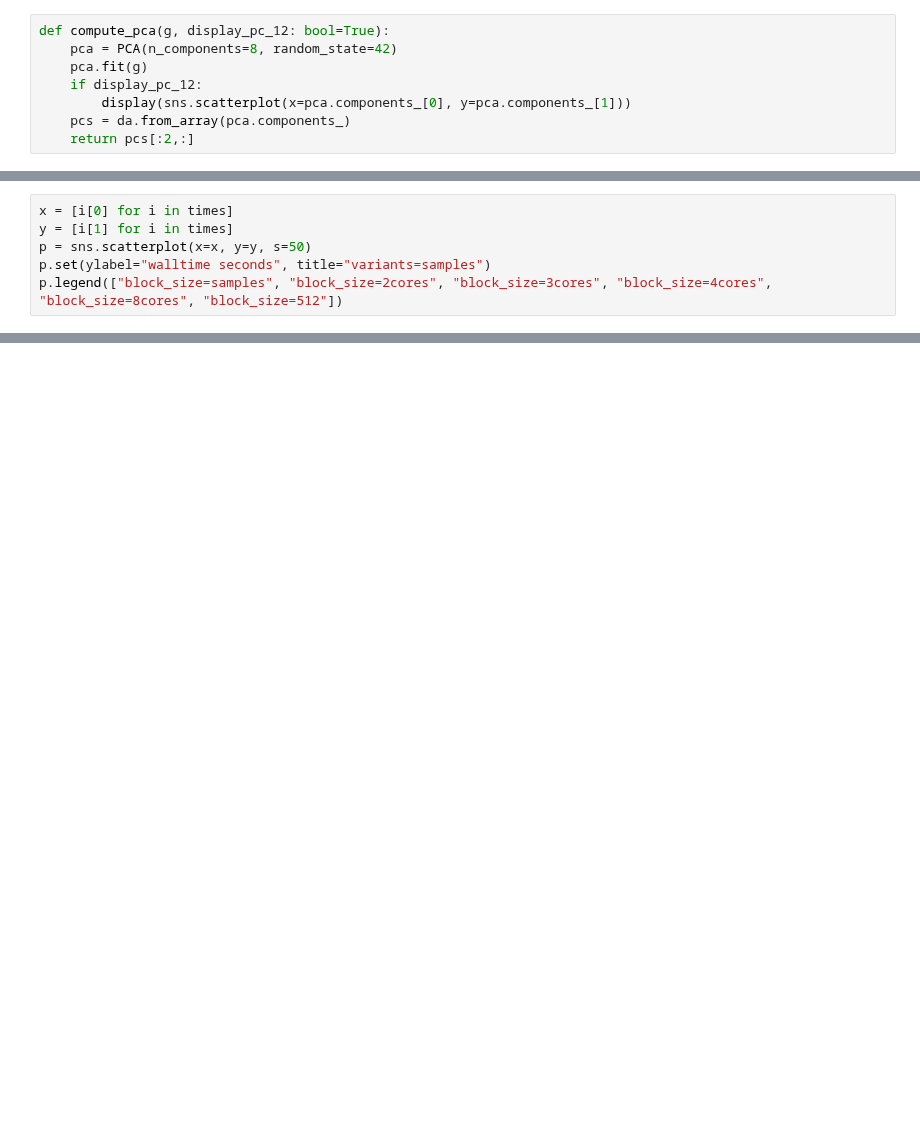
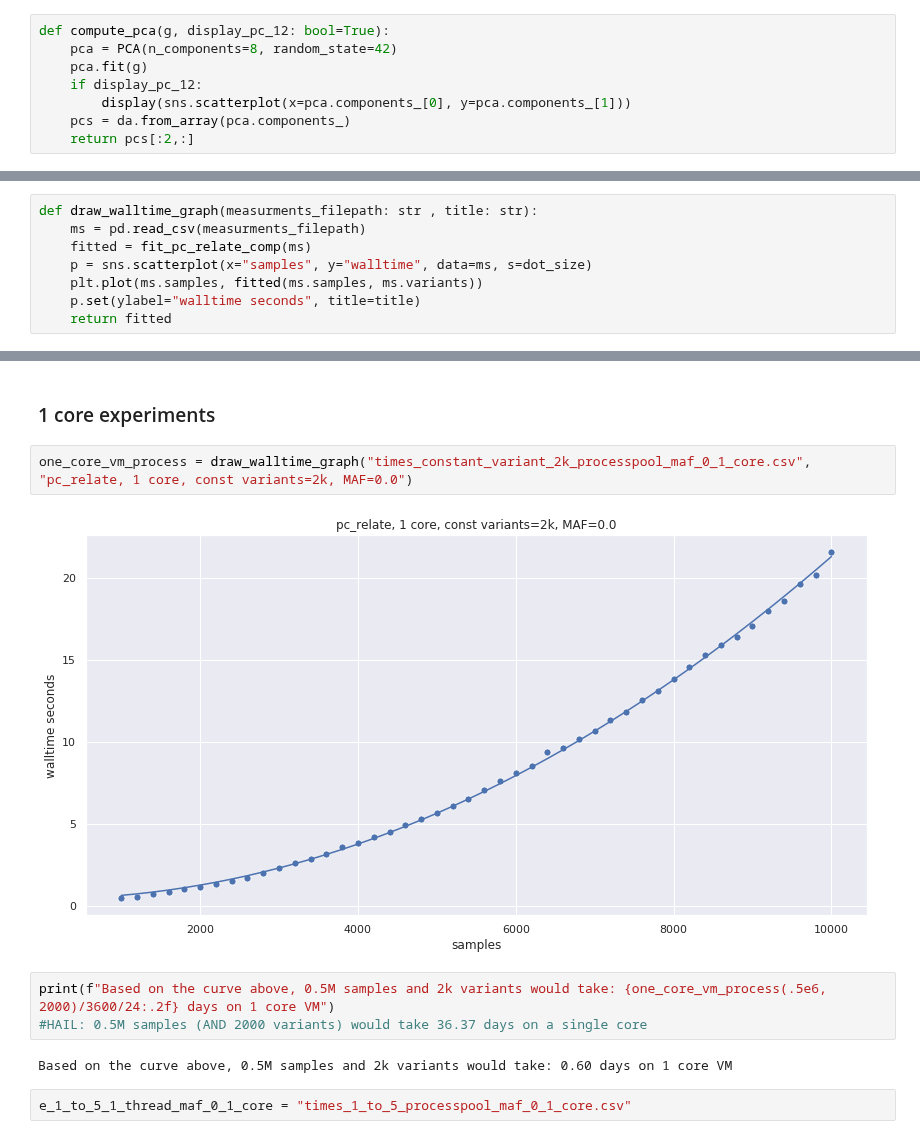
Before and after one commit to related-sciences/gwas-analysis, a Jupyter notebook: notebooks/platform/xarray/pc_relate/pc_relate_dask_benchmark.ipynb, the cells around one changed output, grey strips where cells are left out. Saved outputs shown, nothing was run; the diff lists cells and outputs as text; blank space fills up the shorter version.

```diff
--- a/notebooks/platform/xarray/pc_relate/pc_relate_dask_benchmark.ipynb
+++ b/notebooks/platform/xarray/pc_relate/pc_relate_dask_benchmark.ipynb
@@ -101,6 +63,0 @@ s: 10000, time: 22.81 sec
-# %%
-x = [i[0] for i in times]
-y = [i[1] for i in times]
-p = sns.scatterplot(x=x, y=y, s=50)
-p.set(ylabel="walltime seconds", title="variants=samples")
-p.legend(["block_size=samples", "block_size=2cores", "block_size=3cores", "block_size=4cores", "block_size=8cores", "block_size=512"])
@@ -109,0 +98,8 @@ p.legend(["block_size=samples", "block_size=2cores", "block_size=3cores", "block
+# %%
+def draw_walltime_graph(measurments_filepath: str , title: str):
+    ms = pd.read_csv(measurments_filepath)
+    fitted = fit_pc_relate_comp(ms)
+    p = sns.scatterplot(x="samples", y="walltime", data=ms, s=dot_size)
+    plt.plot(ms.samples, fitted(ms.samples, ms.variants))
+    p.set(ylabel="walltime seconds", title=title)
+    return fitted
@@ -109,0 +152,13 @@ p.legend(["block_size=samples", "block_size=2cores", "block_size=3cores", "block
+# %% [markdown]
+### 1 core experiments
+# %%
+one_core_vm_process = draw_walltime_graph("times_constant_variant_2k_processpool_maf_0_1_core.csv", "pc_relate, 1 core, const variants=2k, MAF=0.0")
+# %% [output]
+[figure, added]
+# %%
+print(f"Based on the curve above, 0.5M samples and 2k variants would take: {one_core_vm_process(.5e6, 2000)/3600/24:.2f} days on 1 core VM")
+#HAIL: 0.5M samples (AND 2000 variants) would take 36.37 days on a single core
+# %% [output]
+Based on the curve above, 0.5M samples and 2k variants would take: 0.60 days on 1 core VM
+# %%
+e_1_to_5_1_thread_maf_0_1_core = "times_1_to_5_processpool_maf_0_1_core.csv"
```
Also changed, not shown: parts of 41 cells of this notebook, 12 other files.
